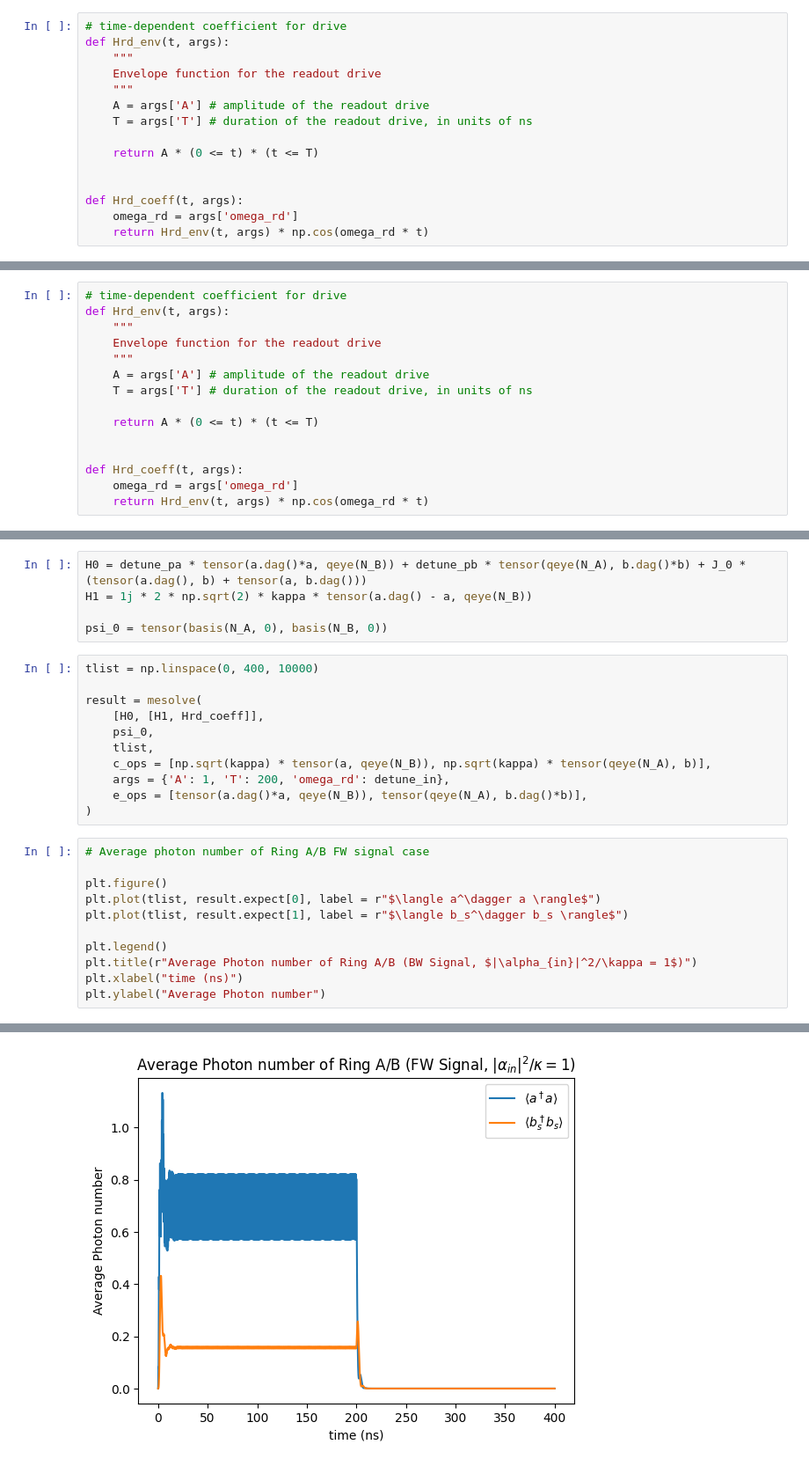
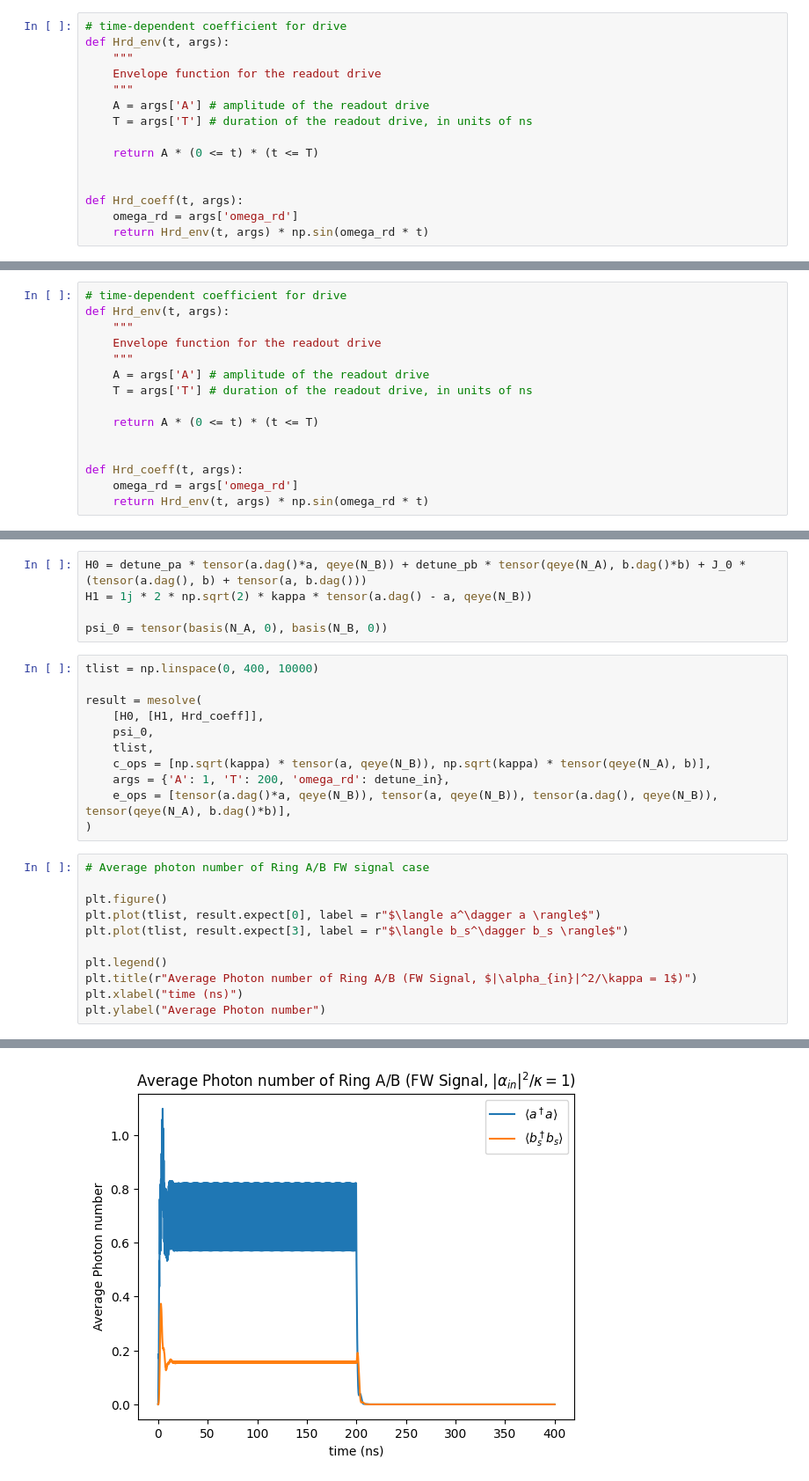
Before and after one commit to BrainConnection/Small_Project, a Jupyter notebook: Quantum Squeezing Induced Optical Nonreciprocity Reproduce.ipynb, the cells around one changed output, grey strips where cells are left out. Shown: that part at 88% size. Cells and saved outputs as stored; diff of their text form.

```diff
--- a/Quantum Squeezing Induced Optical Nonreciprocity Reproduce.ipynb
+++ b/Quantum Squeezing Induced Optical Nonreciprocity Reproduce.ipynb
@@ -521,7 +521,7 @@ def Hrd_env(t, args):
 
 def Hrd_coeff(t, args):
     omega_rd = args['omega_rd']
-    return Hrd_env(t, args) * np.cos(omega_rd * t)
+    return Hrd_env(t, args) * np.sin(omega_rd * t)
 # %%
 # list of times for numerical simulation (in units of ns)
 
@@ -623,7 +623,7 @@ def Hrd_env(t, args):
 
 def Hrd_coeff(t, args):
     omega_rd = args['omega_rd']
-    return Hrd_env(t, args) * np.cos(omega_rd * t)
+    return Hrd_env(t, args) * np.sin(omega_rd * t)
 # %%
 # list of times for numerical simulation (in units of ns)
 
@@ -646,19 +649,19 @@ result = mesolve(
     tlist,
     c_ops = [np.sqrt(kappa) * tensor(a, qeye(N_B)), np.sqrt(kappa) * tensor(qeye(N_A), b)],
     args = {'A': 1, 'T': 200, 'omega_rd': detune_in},
-    e_ops = [tensor(a.dag()*a, qeye(N_B)), tensor(qeye(N_A), b.dag()*b)],
+    e_ops = [tensor(a.dag()*a, qeye(N_B)), tensor(a, qeye(N_B)), tensor(a.dag(), qeye(N_B)), tensor(qeye(N_A), b.dag()*b)],
 )
 # %%
 # Average photon number of Ring A/B FW signal case
 
 plt.figure()
 plt.plot(tlist, result.expect[0], label = r"$\langle a^\dagger a \rangle$")
-plt.plot(tlist, result.expect[1], label = r"$\langle b_s^\dagger b_s \rangle$")
+plt.plot(tlist, result.expect[3], label = r"$\langle b_s^\dagger b_s \rangle$")
 
 plt.legend()
-plt.title(r"Average Photon number of Ring A/B (BW Signal, $|\alpha_{in}|^2/\kappa = 1$)")
+plt.title(r"Average Photon number of Ring A/B (FW Signal, $|\alpha_{in}|^2/\kappa = 1$)")
 plt.xlabel("time (ns)")
 plt.ylabel("Average Photon number")
 # %% [output]
 Text(0, 0.5, 'Average Photon number')
-[figure, old version]
+[figure, new version]
```
Also changed, not shown: parts of 14 cells of this notebook.
